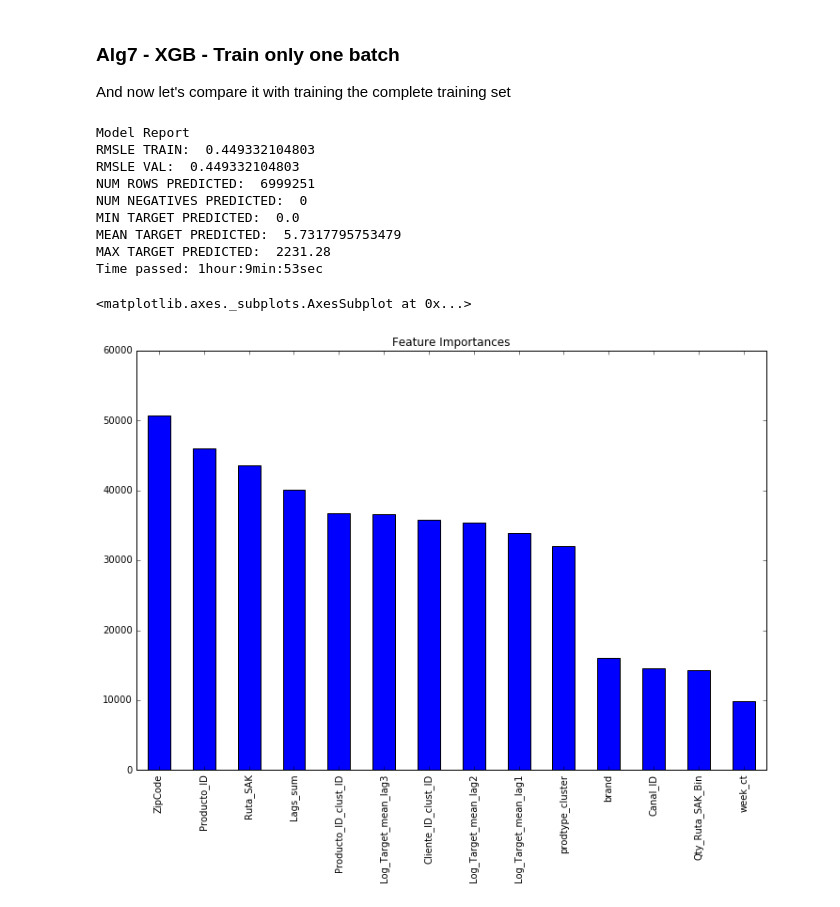
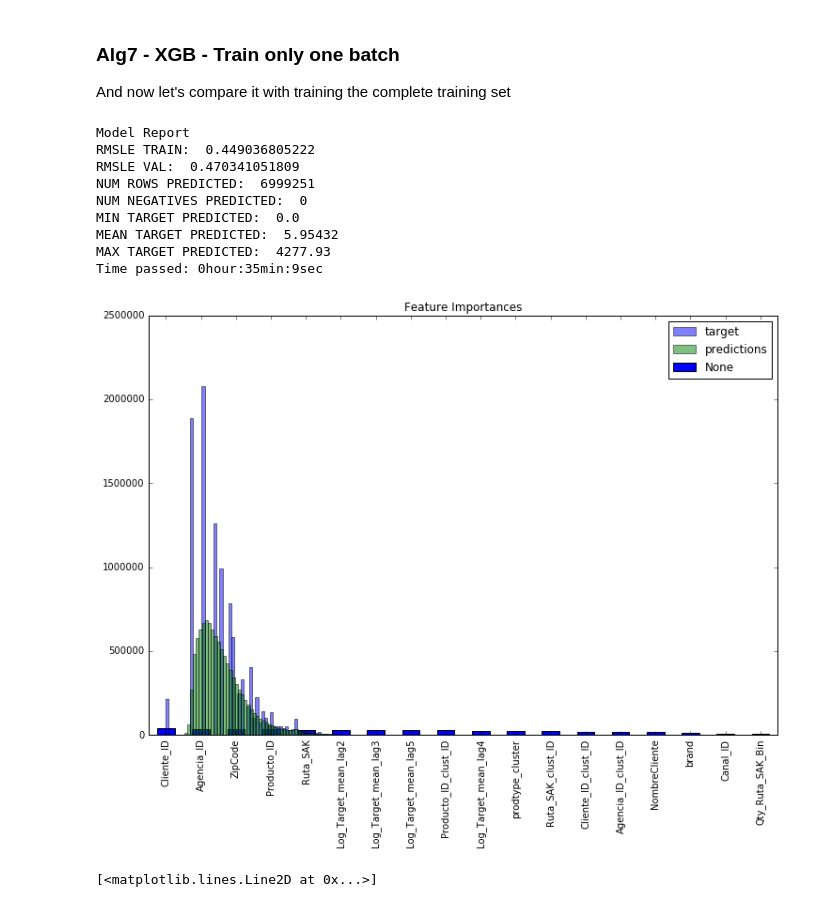
Before and after one commit to pablomarin/kaggle-bimbo, a Jupyter notebook: Step3-Modeling-XGboost.ipynb, the cells around one changed output. Cells and saved outputs as stored; diff of their text form; code cells hidden in the pictures.

```diff
--- a/Step3-Modeling-XGboost.ipynb
+++ b/Step3-Modeling-XGboost.ipynb
@@ -278,31 +278,39 @@ Time passed: 0hour:27min:41sec
 
 And now let's compare it with training the complete training set
 # %%
-predictors = ['Producto_ID_clust_ID', 'Lags_sum', 'Producto_ID', 'prodtype_cluster', 'Canal_ID', 'Qty_Ruta_SAK_Bin', 'brand',
-             'Ruta_SAK', 'ZipCode', 'Cliente_ID_clust_ID','week_ct' ]
-
-for i in range(1,lag):
-    predictors.insert(0,'Log_Target_mean_lag{}'.format(i))
+predictors = [x for x in train.columns if x not in [target]+[IDcol]]
+predictors.remove('pairs_mean')
+predictors.remove('Log_Target_mean_lag1')
+predictors.remove('Lags_sum')
 
 model = xgb.XGBRegressor(n_estimators = 500, objective="reg:linear", learning_rate= 0.1, max_depth=10,#
                          subsample=0.85,colsample_bytree=0.7)
 
 tic()
 dt, dv, dte = model_fit(model, train, val, test, predictors, target, IDcol)
 report_submit(dt, dv, dte, 'alg7_{}.csv'.format(sufix))
 tac()
 
 feat_imp = pd.Series(model.booster().get_fscore()).sort_values(ascending=False)
 feat_imp.plot(kind='bar', title='Feature Importances')
+
+#Plot Histogram of target and prediction distributions
+plt.hist(train['log_target'], 100, alpha=0.5, label='target')
+plt.hist(train['predictions'], 100, alpha=0.5, label='predictions')
+plt.legend(loc='upper right')
+plt.show()
+
+#Plot Training and Validation scoring
+plt.plot(model.evals_result()['validation_0']['rmse'])
 # %% [output]
 Model Report
-RMSLE TRAIN:  0.449332104803
-RMSLE VAL:  0.449332104803
+RMSLE TRAIN:  0.449036805222
+RMSLE VAL:  0.470341051809
 NUM ROWS PREDICTED:  6999251
 NUM NEGATIVES PREDICTED:  0
 MIN TARGET PREDICTED:  0.0
-MEAN TARGET PREDICTED:  5.7317795753479
-MAX TARGET PREDICTED:  2231.28
-Time passed: 1hour:9min:53sec
+MEAN TARGET PREDICTED:  5.95432
+MAX TARGET PREDICTED:  4277.93
+Time passed: 0hour:35min:9sec
+[figure, new version]
-<matplotlib.axes._subplots.AxesSubplot at 0x...>
+[<matplotlib.lines.Line2D at 0x...>]
-[figure, old version]
```
Also changed, not shown: parts of 8 cells of this notebook, 5 other files.
